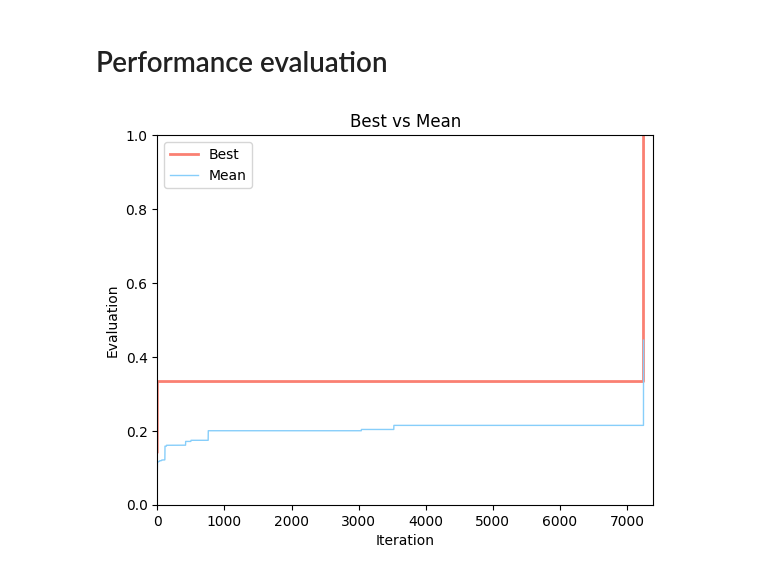
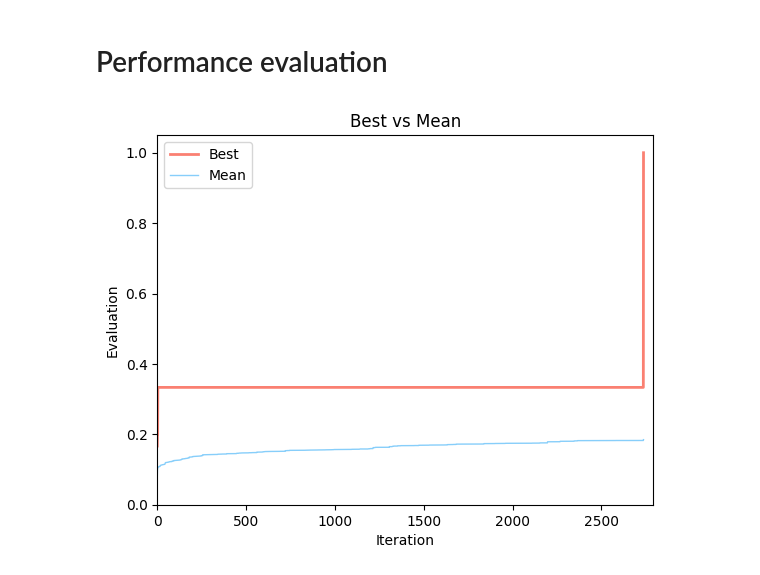
Before and after one commit to realr3fo/timetable_evolved, a Jupyter notebook: timetable_evolved.ipynb, the cells around one changed output. Cells and saved outputs as stored; diff of their text form; code cells hidden in the pictures.

Commit message:
Medium solution

```diff
--- a/timetable_evolved.ipynb
+++ b/timetable_evolved.ipynb
@@ -475,5 +478,5 @@ Some are MUSI inputs which are generated from the original MUSI courses
 # %%
-def musi_input_easy():
+def musi_input_medium():
     student_input = {
         10000: {"hour": 6, "course_list": [11752,11753]},
         10004: {"hour": 6, "course_list": [11764,11765]},
@@ -486,40 +489,13 @@ def musi_input_easy():
     }
     day_time_availability = {"days": [0,1,2,3,4], "periods": [6,7,8,9,10,11]}
     prof_input = {
-        10002: {"unavailable": []},
-        10003: {"unavailable": []},
-        10010: {"unavailable": []},
-        10011: {"unavailable": []},
+        10002: {"unavailable": [[4,11]]},
+        10003: {"unavailable": [[4,11]]},
+        10010: {"unavailable": [[4,11]]},
+        10011: {"unavailable": [[4,11]]},
     }
     initialized_data = initialize(student_input, course_input, day_time_availability, prof_input)
     return initialized_data
-# %%
-def musi_input_medium():
-    student_input = {
-        10000: {"hour": 3, "course_list": [11752]},
-        # 10001: {"hour": 3, "course_list": [11760]},
-        10002: {"hour": 3, "course_list": [11756]},
-        10004: {"hour": 3, "course_list": [11764]},
-        }
-    course_input = {
-        11752: {"hour": 3, "prof_list": [10002, 10003, 10004, 10005, 10010, 10011, 10006, 10007]},
-        # 11760: {"hour": 3, "prof_list": [10002, 10003, 10004, 10005, 10010, 10011, 10006, 10007]},
-        11756: {"hour": 3, "prof_list": [10002, 10003, 10004, 10005, 10010, 10011, 10006, 10007]},
-        11764: {"hour": 3, "prof_list": [10002, 10003, 10004, 10005, 10010, 10011, 10006, 10007]},
-    }
-    day_time_availability = {"days": [0,1,2,3,4], "periods": [6,7,8,9,10,11]}
-    prof_input = {
-        10002: {"unavailable": []},
-        10003: {"unavailable": []},
-        10004: {"unavailable": []},
-        10005: {"unavailable": []},
-        10006: {"unavailable": []},
-        10007: {"unavailable": []},
-        10010: {"unavailable": []},
-        10011: {"unavailable": []},
-    }
-    initialized_data = initialize(student_input, course_input, day_time_availability, prof_input)
-    return initialized_data
 # %%
 def musi_input_hard():
     student_input = {
@@ -683,14 +643,14 @@ def hard_input():
 In this cell we can choose which input we want to use and which degree
 of inputs we want our program to use
 # %%
-initialized_data = musi_input_easy()
+initialized_data = musi_input_medium()
 musi = True
 assigned_groups = assign_student_group(initialized_data, musi)
 assigned_courses = assign_courses(initialized_data, musi)
 assigned_profs = assign_profs(initialized_data, musi)
-population_num = 100
+population_num = 500
 
-print(initialized_data)
+print("This is the initial data not the initial population:\n", initialized_data)
 stgs = [ key for key in initialized_data["stgs"].keys()]
 courses = [ key for key in initialized_data["courses"].keys()]
 profs = [key for key in initialized_data["profs"].keys()]
@@ -818,17 +775,17 @@ for stg in stgs:
 # %%
 import matplotlib.pyplot as plt
 
 x_limit = len(avg_fitness_list) + len(avg_fitness_list)//50
-y_limit_high = np.max(max_fitness_list)
+y_limit_high = np.max(max_fitness_list)+ 0.05
 
 plt.xlim(0, x_limit)
 plt.ylim(0, y_limit_high)
 plt.plot(max_fitness_list, linewidth=2, color="salmon")
 plt.plot(avg_fitness_list, linewidth=1, color="lightskyblue")
 plt.ylabel("Evaluation")
 plt.xlabel("Iteration")
 plt.legend(["Best", "Mean"], loc="upper left")
 plt.title("Best vs Mean")
 plt.show()
 # %% [output]
-[figure, old version]
+[figure, new version]
```
Also changed, not shown: parts of 14 cells of this notebook.
